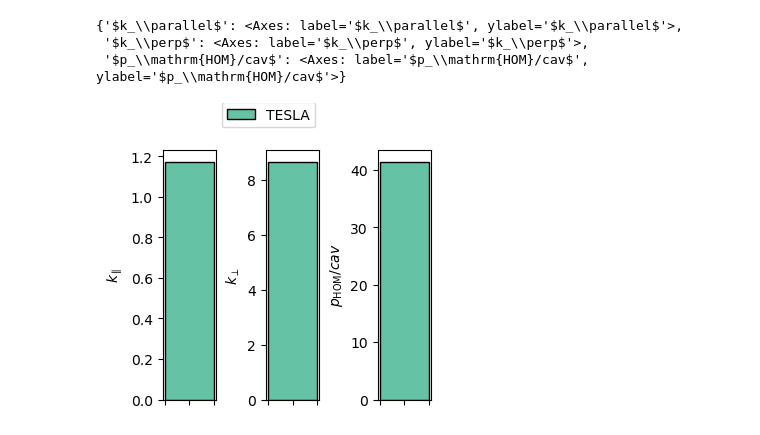
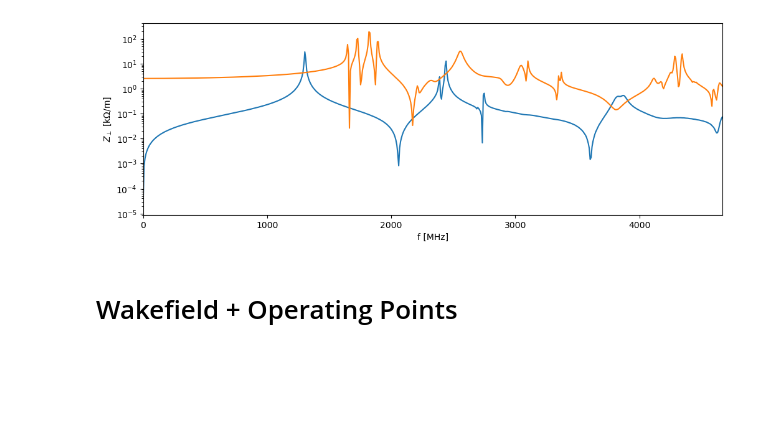
Before and after one commit to Dark-Elektron/cavsim2d, a Jupyter notebook: notebooks/wakefield_analysis.ipynb, the cells around one changed output. Cells and saved outputs as stored; diff of their text form; code cells hidden in the pictures; blank space fills up the shorter version.

```diff
--- a/notebooks/wakefield_analysis.ipynb
+++ b/notebooks/wakefield_analysis.ipynb
@@ -89,7 +34,8 @@ Project D:\Dropbox\CavityDesignHub\MuCol_Study\SimulationData\ConsoleTest create
 # %%
-cavs.plot_compare_hom_bar('Z_SR_4.32mm')
+ax = cavs.plot('ZL')
+ax = cavs.plot('Zt', ax)
+ax.set_yscale('log')
 # %% [output]
-{'$k_\\parallel$': <Axes: label='$k_\\parallel$', ylabel='$k_\\parallel$'>,
- '$k_\\perp$': <Axes: label='$k_\\perp$', ylabel='$k_\\perp$'>,
- '$p_\\mathrm{HOM}/cav$': <Axes: label='$p_\\mathrm{HOM}/cav$', ylabel='$p_\\mathrm{HOM}/cav$'>}
-[figure, old version]
+[figure, new version]
+# %% [markdown]
+# Wakefield + Operating Points
```
Also changed, not shown: parts of 11 cells of this notebook, 8 other files.
